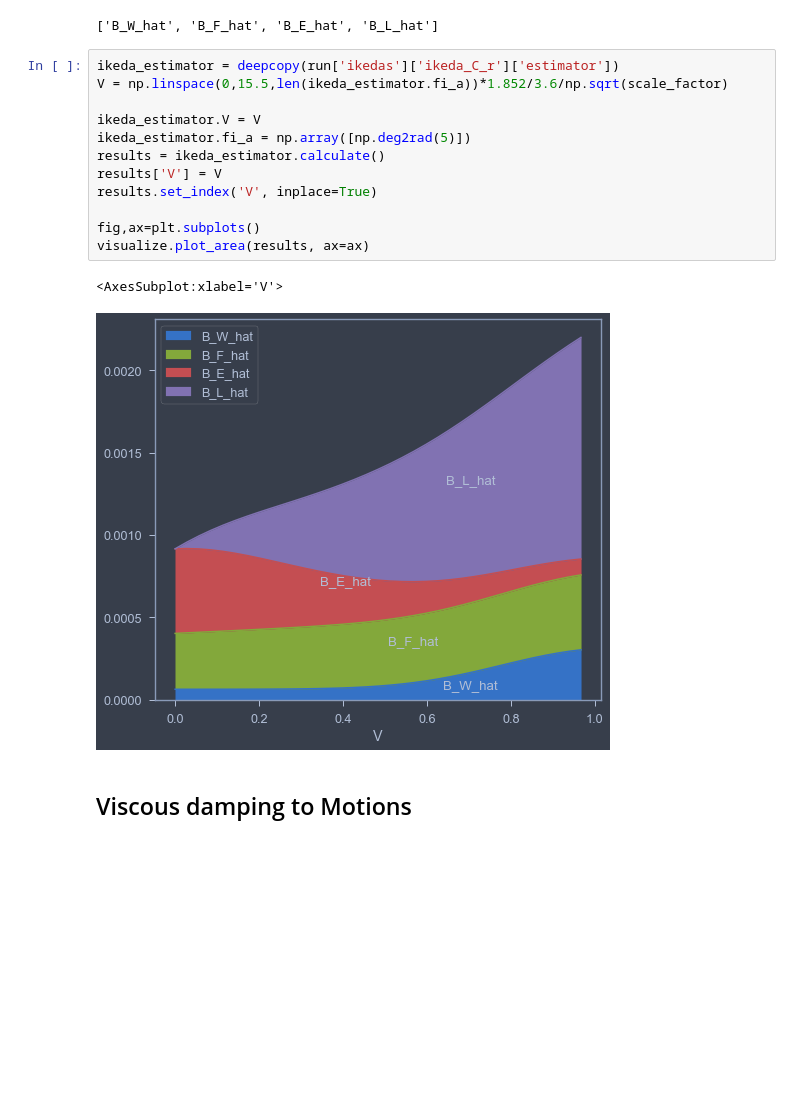
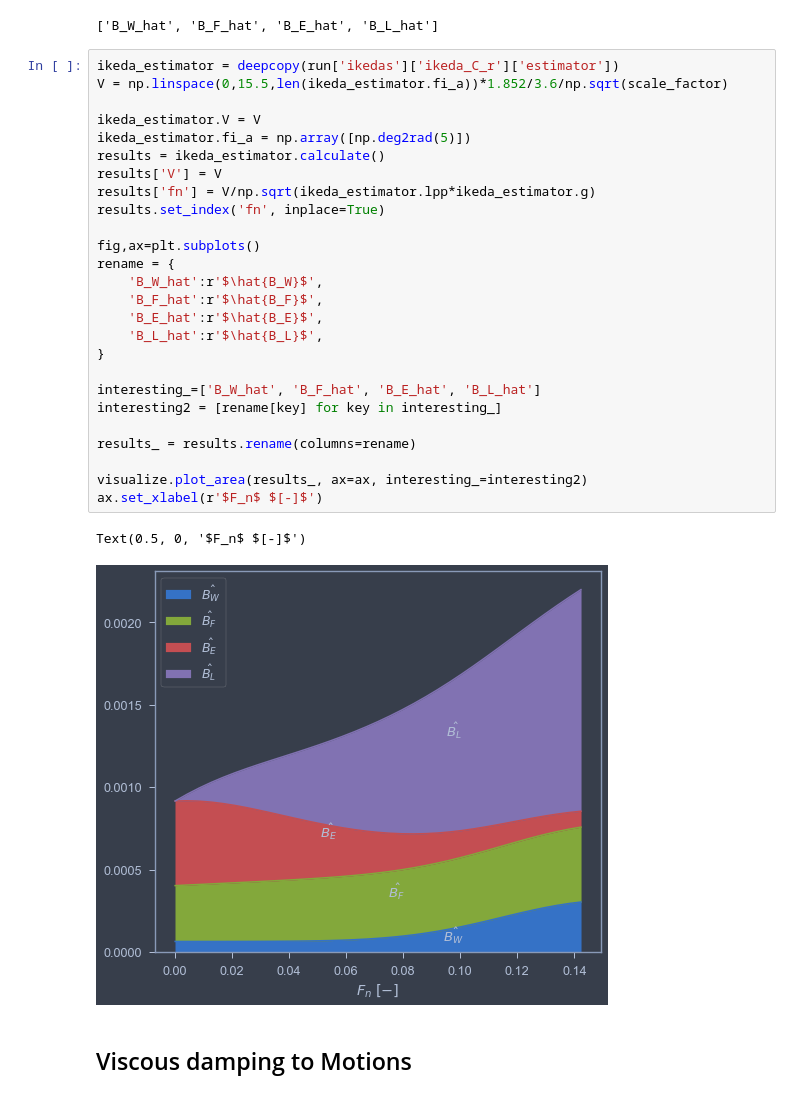
Before and after one commit to martinlarsalbert/Prediction-of-roll-motion-using-fully-nonlinear-potential-flow-and-Ikedas-method, a Jupyter notebook: notebooks/06.1_KVLCC2_motions.ipynb, the cells around one changed output. Cells and saved outputs as stored; diff of their text form; blank space fills up the shorter version.

```diff
--- a/notebooks/06.1_KVLCC2_motions.ipynb
+++ b/notebooks/06.1_KVLCC2_motions.ipynb
@@ -661,18 +661,32 @@ interesting_
 # %%
 ikeda_estimator = deepcopy(run['ikedas']['ikeda_C_r']['estimator'])
 V = np.linspace(0,15.5,len(ikeda_estimator.fi_a))*1.852/3.6/np.sqrt(scale_factor)
 
 ikeda_estimator.V = V
 ikeda_estimator.fi_a = np.array([np.deg2rad(5)])
 results = ikeda_estimator.calculate()
 results['V'] = V
-results.set_index('V', inplace=True)
+results['fn'] = V/np.sqrt(ikeda_estimator.lpp*ikeda_estimator.g)
+results.set_index('fn', inplace=True)
 
 fig,ax=plt.subplots()
-visualize.plot_area(results, ax=ax)
+rename = {
+    'B_W_hat':r'$\hat{B_W}$',
+    'B_F_hat':r'$\hat{B_F}$',
+    'B_E_hat':r'$\hat{B_E}$',
+    'B_L_hat':r'$\hat{B_L}$',
+}
+
+interesting_=['B_W_hat', 'B_F_hat', 'B_E_hat', 'B_L_hat']
+interesting2 = [rename[key] for key in interesting_]
+
+results_ = results.rename(columns=rename)
+
+visualize.plot_area(results_, ax=ax, interesting_=interesting2)
+ax.set_xlabel(r'$F_n$ $[-]$')
 # %% [output]
-<AxesSubplot:xlabel='V'>
+Text(0.5, 0, '$F_n$ $[-]$')
-[figure, old version]
+[figure, new version]
 # %% [markdown]
 ## Viscous damping to Motions
 <a id='viscous-damping'></a>
```
Also changed, not shown: 2 other files.
